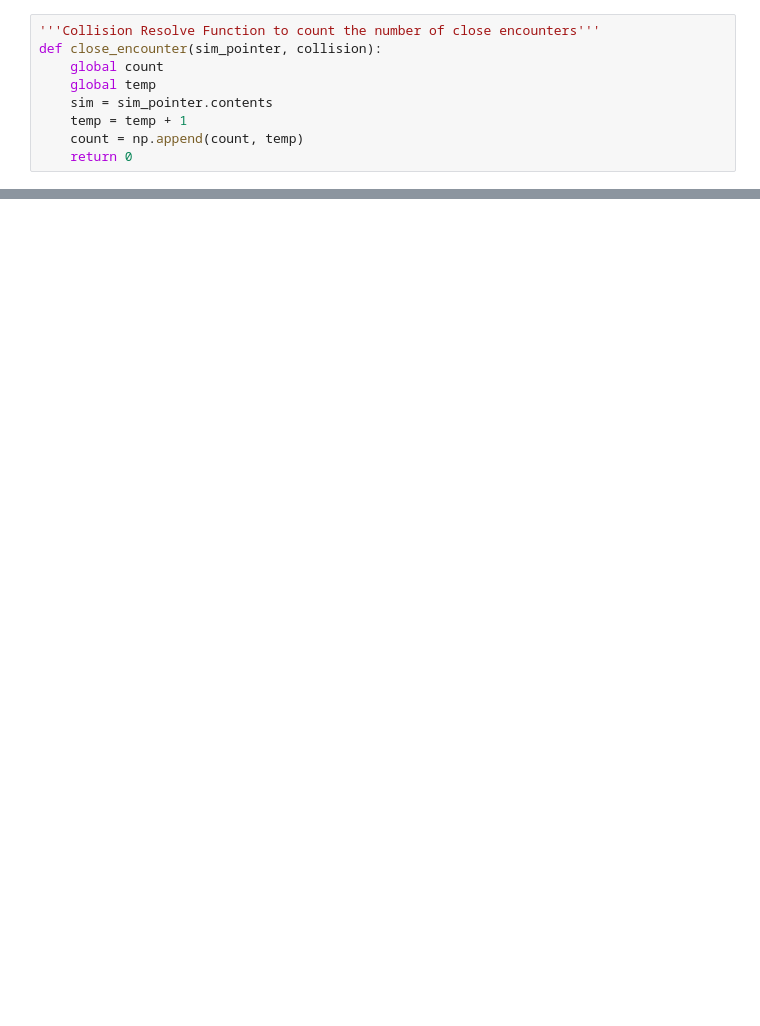
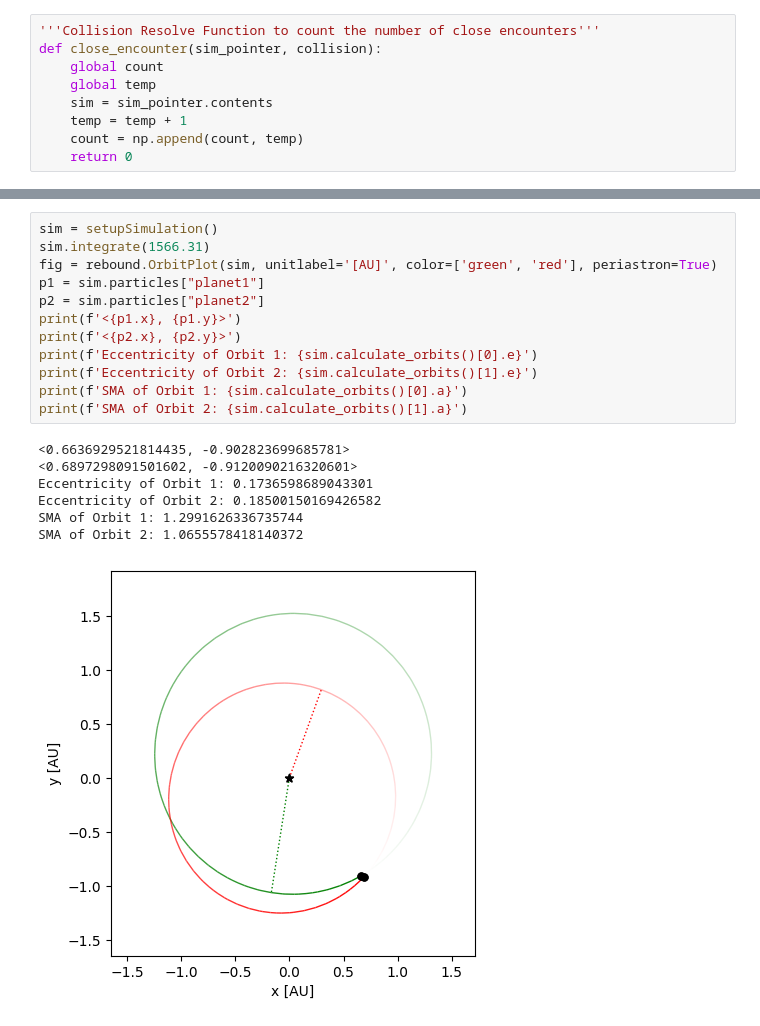
Before and after one commit to SudatKhan/ureca_repo, a Jupyter notebook: hill_instability.ipynb, the cells around one changed output, grey strips where cells are left out. Saved outputs shown, nothing was run; the diff lists cells and outputs as text; blank space fills up the shorter version.

```diff
--- a/hill_instability.ipynb
+++ b/hill_instability.ipynb
@@ -128,0 +106,20 @@ Eccentricity of Merged Protoplanet: 0.022267543252523173
+# %%
+sim = setupSimulation()
+sim.integrate(1566.31)
+fig = rebound.OrbitPlot(sim, unitlabel='[AU]', color=['green', 'red'], periastron=True)
+p1 = sim.particles["planet1"]
+p2 = sim.particles["planet2"]
+print(f'<{p1.x}, {p1.y}>')
+print(f'<{p2.x}, {p2.y}>')
+print(f'Eccentricity of Orbit 1: {sim.calculate_orbits()[0].e}')
+print(f'Eccentricity of Orbit 2: {sim.calculate_orbits()[1].e}')
+print(f'SMA of Orbit 1: {sim.calculate_orbits()[0].a}')
+print(f'SMA of Orbit 2: {sim.calculate_orbits()[1].a}')
+# %% [output]
+<0.6636929521814435, -0.902823699685781>
+<0.6897298091501602, -0.9120090216320601>
+Eccentricity of Orbit 1: 0.1736598689043301
+Eccentricity of Orbit 2: 0.18500150169426582
+SMA of Orbit 1: 1.2991626336735744
+SMA of Orbit 2: 1.0655578418140372
+[figure, added]
```
Also changed, not shown: parts of 10 cells of this notebook.
